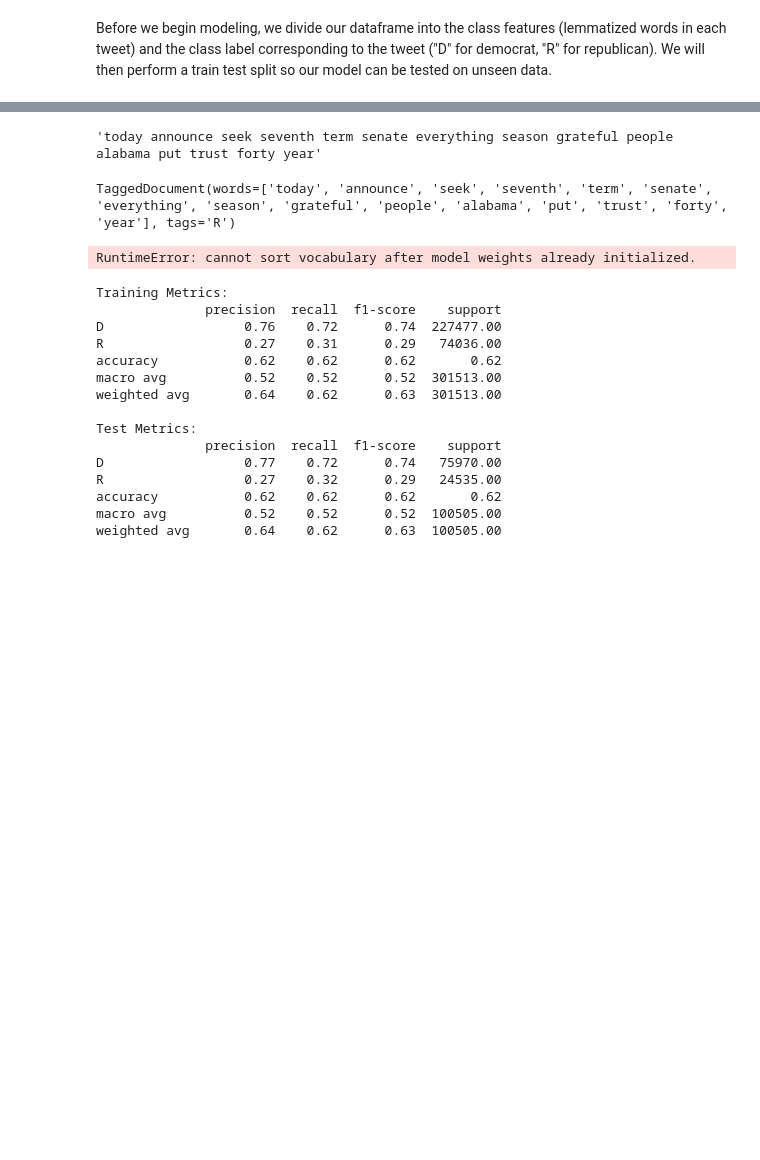
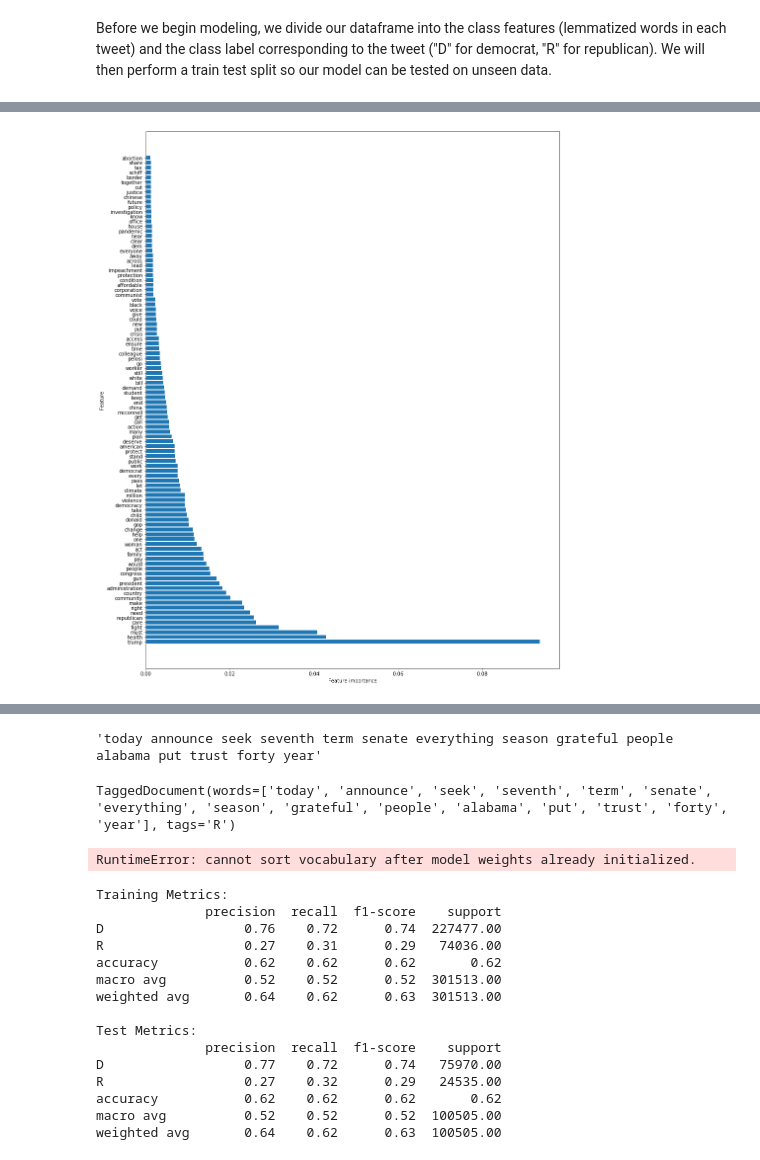
Before and after one commit to swzoeller/NLP-Capstone, a Jupyter notebook: data-extraction-twint.ipynb, the cells around one changed output, grey strips where cells are left out. Saved outputs shown, nothing was run; the diff lists cells and outputs as text; code cells hidden in the pictures; blank space fills up the shorter version.

Commit message:
count vec models

```diff
--- a/data-extraction-twint.ipynb
+++ b/data-extraction-twint.ipynb
@@ -587,0 +594,10 @@ X_train, X_test, y_train, y_test = train_test_split(X, y, test_size=0.25, random
+# %%
+def plot_feature_importances(pipeline, n_features):
+    n = n_features
+    feature_ls = list(zip(pipeline["t_proc"].get_feature_names(), pipeline["clf"].feature_importances_))
+    top_features = sorted(feature_ls, key=lambda x: x[1], reverse=True)[:n]
+    plt.figure(figsize=(15, 20))
+    plt.barh(range(n), list(map(lambda x: x[1], top_features)), align='center')
+    plt.yticks(np.arange(n),list(map(lambda x: x[0], top_features)))
+    plt.xlabel('Feature importance')
+    plt.ylabel('Feature')
@@ -587,0 +643,5 @@ X_train, X_test, y_train, y_test = train_test_split(X, y, test_size=0.25, random
+# %%
+pipe_rf1 = Pipeline([('t_proc', CountVectorizer(max_features=1000)),
+                    ("sm", SMOTE(random_state=random_state)),
+                     ('to_dense', DenseTransformer()),
+                     ('clf', RandomForestClassifier(max_depth=20))])
@@ -587,0 +658,4 @@ X_train, X_test, y_train, y_test = train_test_split(X, y, test_size=0.25, random
+# %%
+plot_feature_importances(pipe_rf1, 100)
+# %% [output]
+[figure, added]
```
Also changed, not shown: parts of 36 cells of this notebook.
